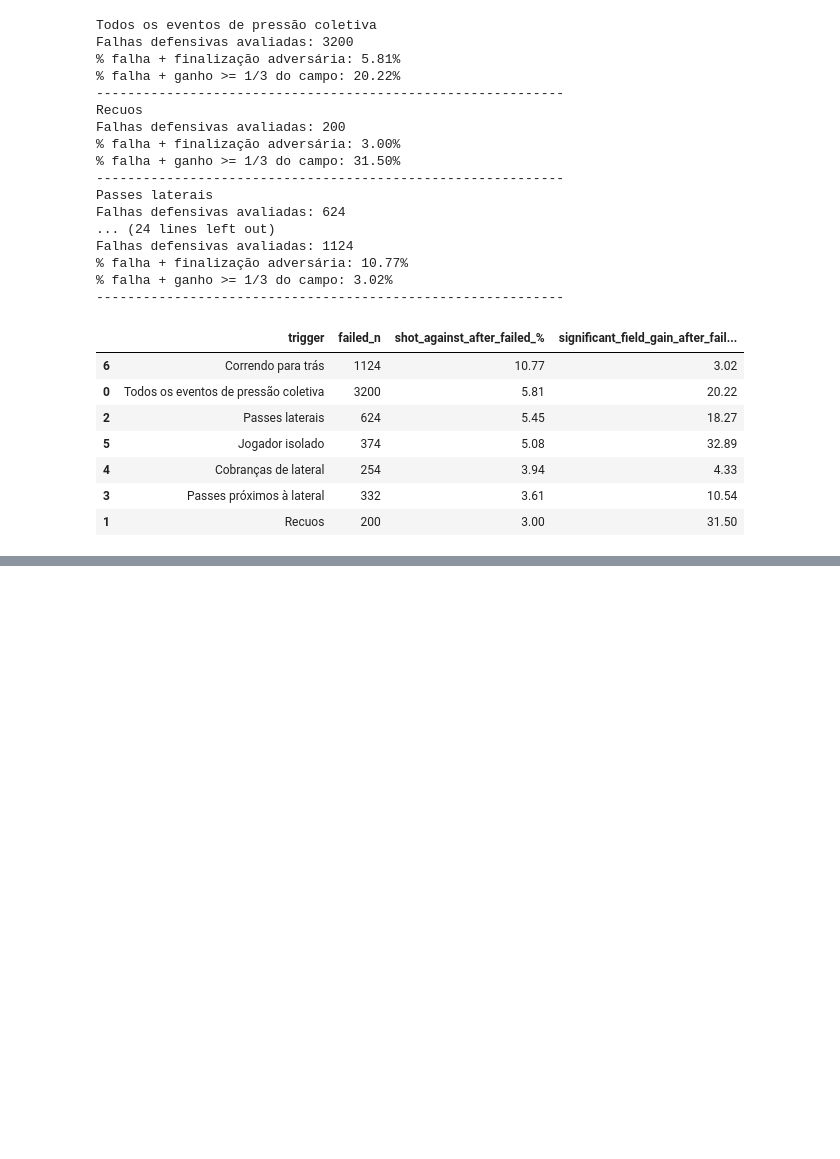
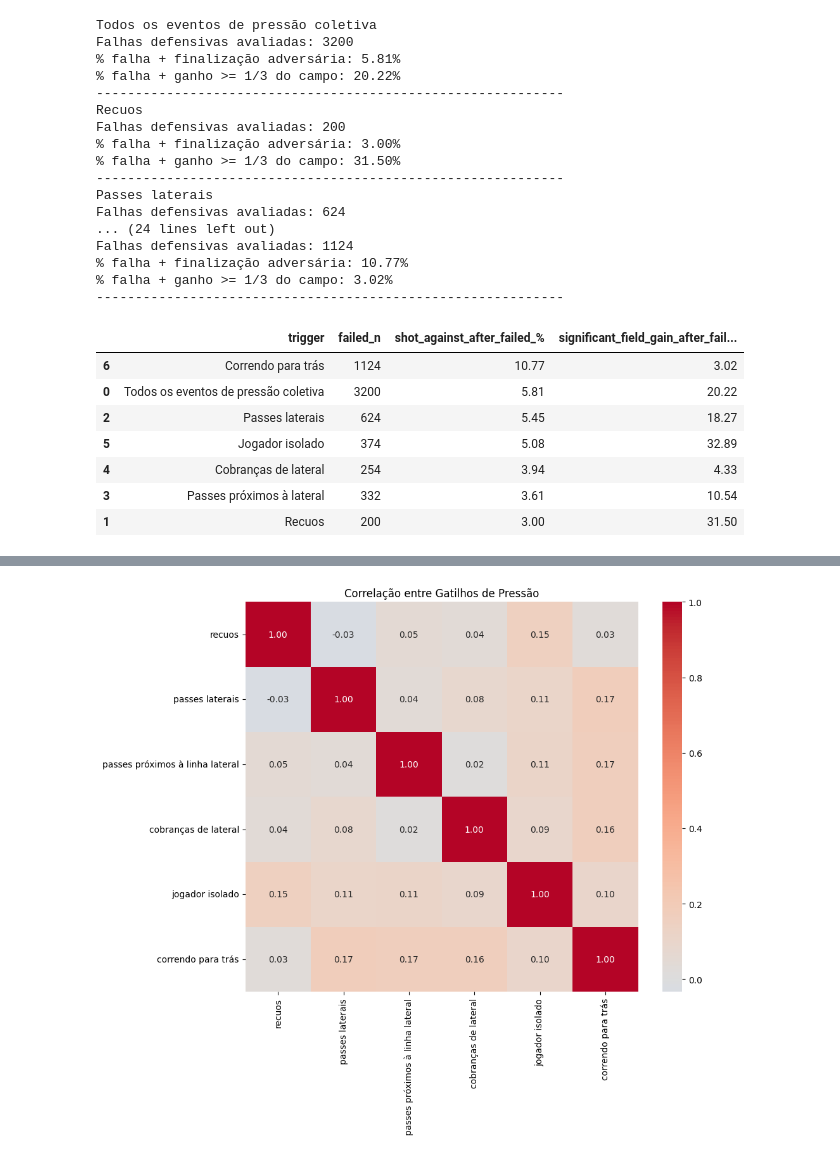
Before and after one commit to AbraaoCG/SoccerPressing, a Jupyter notebook: triggers_v0.ipynb, the cells around one changed output, grey strips where cells are left out. Drawn from its saved outputs; the diff is of its cells as text; code cells hidden in the pictures; blank space fills up the shorter version.

```diff
--- a/triggers_v0.ipynb
+++ b/triggers_v0.ipynb
@@ -1073,3 +1089,72 @@ Falhas defensivas avaliadas: 1124
+# %%
+all_pressures = team_pressures_base.copy()
+
+trigger_matrix = pd.DataFrame()
+
+trigger_matrix["index"] = all_pressures["index"]
+
+def build_trigger_flag(trigger_df, name):
+    try:
+        ids = set(trigger_df["pressure_index"])
+    except KeyError:
+        ids = set(trigger_df["index"])
+
+    return trigger_matrix["index"].isin(ids).astype(int)
+
+trigger_matrix["recuos"] = build_trigger_flag(
+    backpasses,
+    "recuos"
+)
+
+trigger_matrix["passes laterais"] = build_trigger_flag(
+    lateral_passes,
+    "passes laterais"
+)
+
+trigger_matrix["passes próximos à linha lateral"] = build_trigger_flag(
+    sideline_passes,
+    "passes próximos à linha lateral"
+)
+
+trigger_matrix["cobranças de lateral"] = build_trigger_flag(
+    throw_ins,
+    "cobranças de lateral"
+)
+
+trigger_matrix["jogador isolado"] = build_trigger_flag(
+    open_area_passes,
+    "jogador isolado"
+)
+
+trigger_matrix["correndo para trás"] = build_trigger_flag(
+    body_angle_passes,
+    "correndo para trás"
+)
+
+correlation_matrix = (
+    trigger_matrix
+    .drop(columns=["index"])
+    .corr(method="pearson")
+)
+
+correlation_matrix.round(3)
+import matplotlib.pyplot as plt
+import seaborn as sns
+
+plt.figure(figsize=(10,8))
+
+sns.heatmap(
+    correlation_matrix,
+    annot=True,
+    cmap="coolwarm",
+    center=0,
+    fmt=".2f"
+)
+
+plt.title("Correlação entre Gatilhos de Pressão")
+plt.show()
+# %% [output]
+[figure, added]
 # %%
 from sklearn.model_selection import train_test_split
 from sklearn.linear_model import LogisticRegression
```
Also changed, not shown: parts of 3 cells of this notebook.
